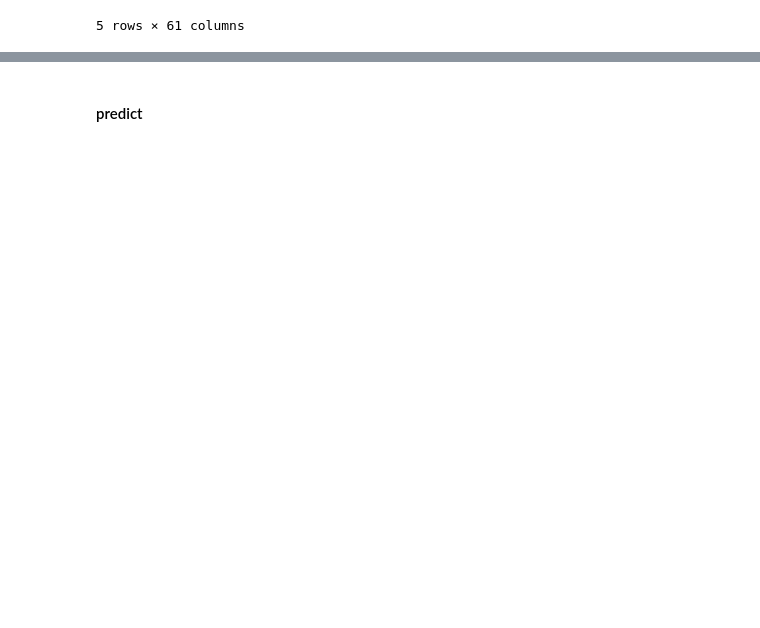
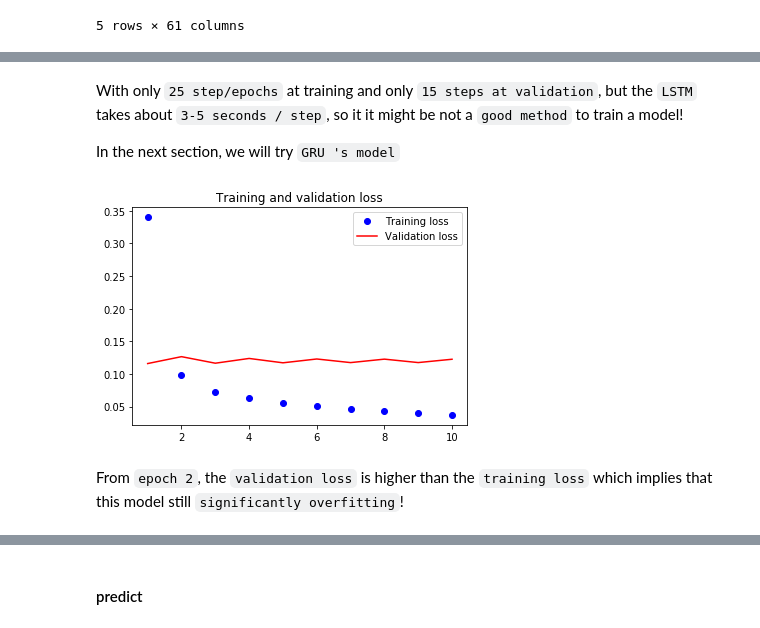
Before and after one commit to NhanDoV/Kaggle-6-first-projects, a Jupyter notebook: Time_series/XTX Challenge/XTX_challenge using LSTM.ipynb, the cells around one changed output, grey strips where cells are left out. Drawn from its saved outputs; the diff is of its cells as text; code cells hidden in the pictures; blank space fills up the shorter version.

```diff
--- a/Time_series/XTX Challenge/XTX_challenge using LSTM.ipynb
+++ b/Time_series/XTX Challenge/XTX_challenge using LSTM.ipynb
@@ -35,11 +35,3 @@ df.head()
 | 3 | 1619.5 | 1620.0 | 1621.0 | 1621.5 | 1622.0 | 0.0 | 0.0 | 0.0 | 0.0 | 0.0 | ... |
 | 4 | 1619.5 | 1620.0 | 1621.0 | 1621.5 | 1622.0 | 0.0 | 0.0 | 0.0 | 0.0 | 0.0 | ... |
 5 rows × 61 columns
-# %%
-float_data = df.to_numpy()
-
-mean = float_data.mean(axis=0)
-float_data -= mean
-std = float_data.std(axis=0)
-float_data /= std
-float_data .shape
@@ -106,0 +124,13 @@ test_gen = generator(float_data,
+# %%
+from keras.layers import LSTM
+from keras.models import Sequential
+from keras.layers import Embedding, Flatten, Dense
+
+m1 = Sequential()
+m1.add(Embedding(64, X_train.shape[-1]))
+m1.add(LSTM(64, dropout = 0.1, recurrent_dropout = 0.1))
+m1.add(Dense(32, activation = 'relu'))
+m1.add(Dense(1))
+m1.compile(optimizer = 'rmsprop',
+              loss = 'mae')
+m1.summary()
@@ -106,0 +155,7 @@ test_gen = generator(float_data,
+# %%
+history = m1.fit(X_train.reshape(128, -1), y_train,
+                    shuffle = False,
+                    steps_per_epoch = 25,
+                    epochs = 10,
+                    validation_data = (X_val.reshape(128, -1), y_val),
+                    validation_steps = 15)
@@ -106,0 +180,18 @@ test_gen = generator(float_data,
+# %% [markdown]
+With only `25 step/epochs` at training and only `15 steps at validation`, but the `LSTM` takes about `3-5 seconds / step`, so it it might be not a `good method` to train a model!
+
+In the next section, we will try `GRU 's model`
+# %%
+loss = history.history['loss']
+val_loss = history.history['val_loss']
+epochs = range(1, len(loss) + 1)
+plt.figure()
+plt.plot(epochs, loss, 'bo', label='Training loss')
+plt.plot(epochs, val_loss, 'r', label='Validation loss')
+plt.title('Training and validation loss')
+plt.legend()
+plt.show()
+# %% [output]
+[figure, added]
+# %% [markdown]
+From `epoch 2`, the `validation loss` is higher than the `training loss` which implies that this model still `significantly overfitting`!
```
Also changed, not shown: parts of 22 cells of this notebook.
